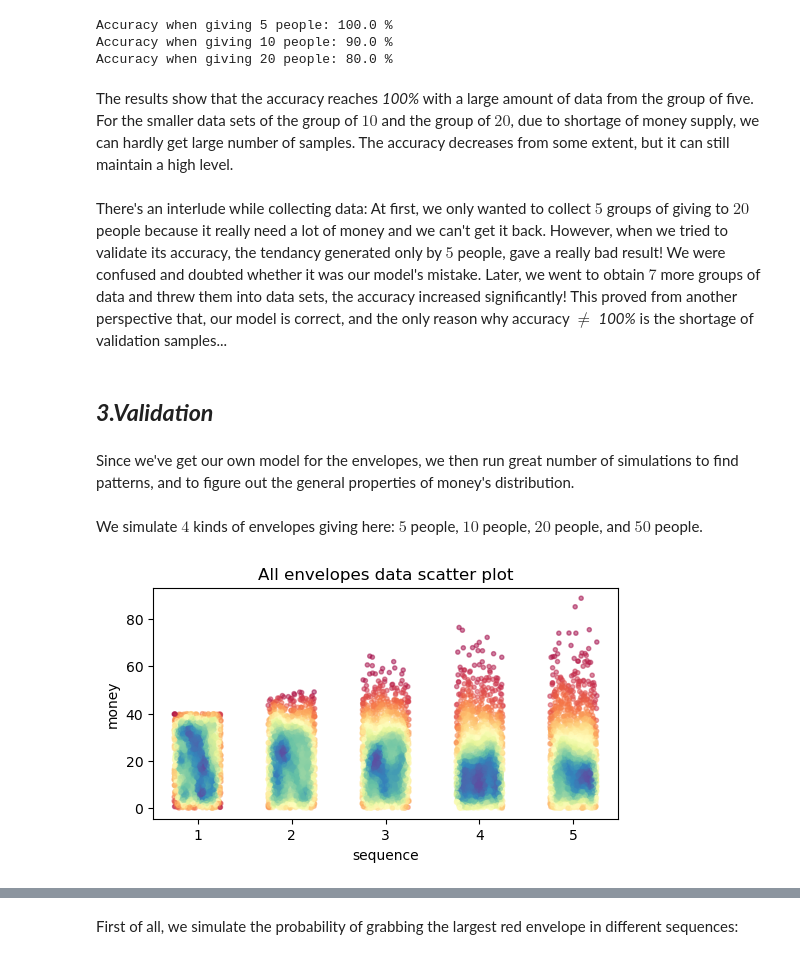
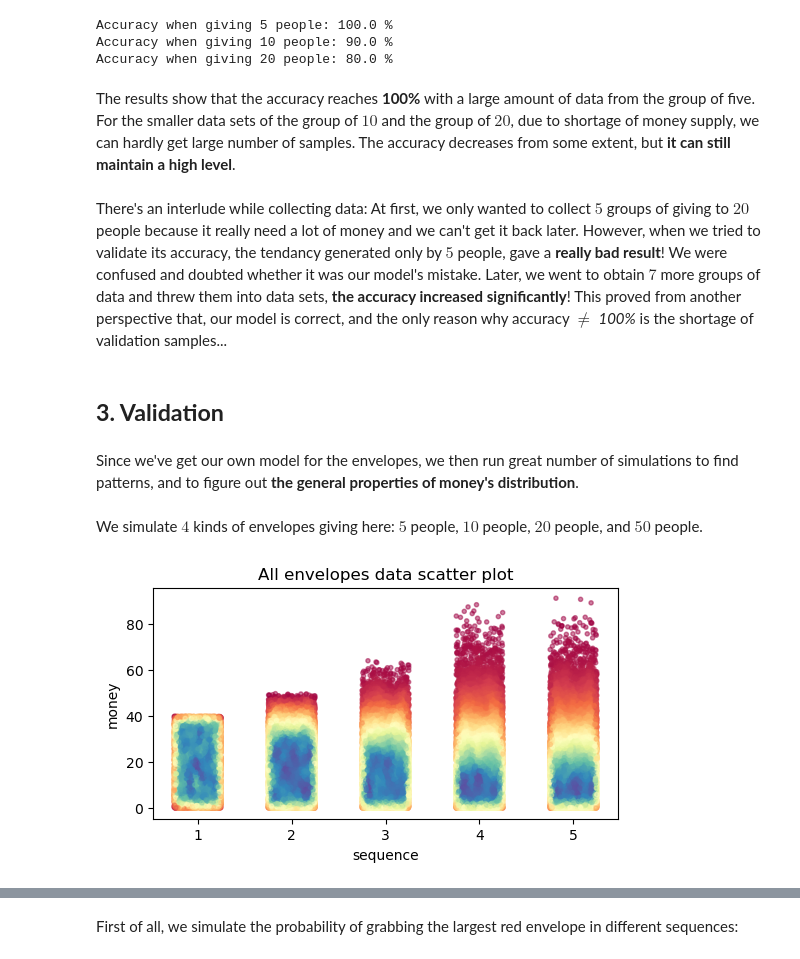
Before and after one commit to qinchao2022/SI140A-project, a Jupyter notebook: main.ipynb, the cells around one changed output, grey strips where cells are left out. Drawn from its saved outputs; the diff is of its cells as text; code cells hidden in the pictures.

```diff
--- a/main.ipynb
+++ b/main.ipynb
@@ -275,36 +283,36 @@ Accuracy when giving 5 people: 100.0 %
 Accuracy when giving 10 people: 90.0 %
 Accuracy when giving 20 people: 80.0 %
 # %% [markdown]
-The results show that the accuracy reaches *100%* with a large amount of data from the group of five. For the smaller data sets of the group of $10$ and the group of $20$, due to shortage of money supply, we can hardly get large number of samples. The accuracy decreases from some extent, but it can still maintain a high level.
+The results show that the accuracy reaches **100%** with a large amount of data from the group of five. For the smaller data sets of the group of $10$ and the group of $20$, due to shortage of money supply, we can hardly get large number of samples. The accuracy decreases from some extent, but **it can still maintain a high level**.
 # %% [markdown]
-There's an interlude while collecting data: At first, we only wanted to collect $5$ groups of giving to $20$ people because it really need a lot of money and we can't get it back. However, when we tried to validate its accuracy, the tendancy generated only by $5$ people, gave a really bad result! We were confused and doubted whether it was our model's mistake. Later, we went to obtain $7$ more groups of data and threw them into data sets, the accuracy increased significantly! This proved from another perspective that, our model is correct, and the only reason why accuracy $\neq$ *100%* is the shortage of validation samples...
+There's an interlude while collecting data: At first, we only wanted to collect $5$ groups of giving to $20$ people because it really need a lot of money and we can't get it back later. However, when we tried to validate its accuracy, the tendancy generated only by $5$ people, gave a **really bad result**! We were confused and doubted whether it was our model's mistake. Later, we went to obtain $7$ more groups of data and threw them into data sets, **the accuracy increased significantly**! This proved from another perspective that, our model is correct, and the only reason why accuracy $\neq$ *100%* is the shortage of validation samples...
 # %% [markdown]
-## ***3.Validation***
+## **3. Validation**
 # %% [markdown]
-Since we've get our own model for the envelopes, we then run great number of simulations to find patterns, and to figure out the general properties of money's distribution.
+Since we've get our own model for the envelopes, we then run great number of simulations to find patterns, and to figure out **the general properties of money's distribution**.
 # %% [markdown]
 We simulate $4$ kinds of envelopes giving here: $5$ people, $10$ people, $20$ people, and $50$ people.
 # %%
 # giving envelopes to 5 people's simulations
 from scipy.stats import gaussian_kde
 
-# envelopes = generate_envelopes(100, 5, 20000)
-envelopes = generate_envelopes(100, 5, 2000)
+envelopes = generate_envelopes(100, 5, 20000)
+# envelopes = generate_envelopes(100, 5, 2000)
 
 plt.figure(figsize=(6,3))
 plt.xlabel("sequence")
 plt.ylabel("money")
 for i in range(5):
-    # x = np.random.random(20000)
-    x = np.random.random(2000)
+    x = np.random.random(20000)
+    # x = np.random.random(2000)
     x = x / 2 + i + 0.75
     xy = np.vstack([x,envelopes[i]])
     z = gaussian_kde(xy)(xy)
     plt.scatter(x, envelopes[i], c=z, marker='.', alpha=0.5, cmap='Spectral')
 plt.title("All envelopes data scatter plot")
 plt.show()
 
 # about 16s
 # %% [output]
-[figure, old version]
+[figure, new version]
 # %% [markdown]
```
Also changed, not shown: parts of 58 cells of this notebook, 1 other file.
